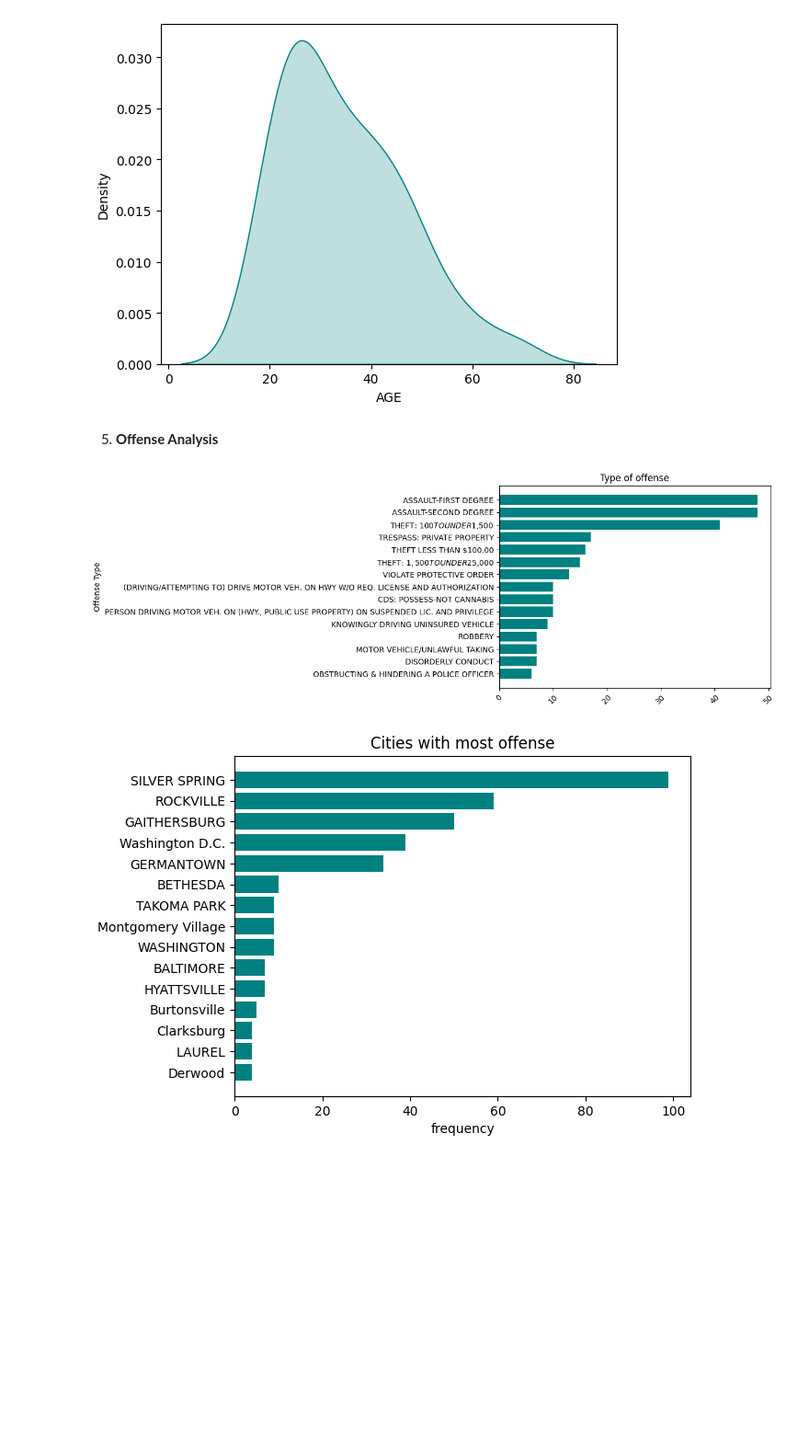
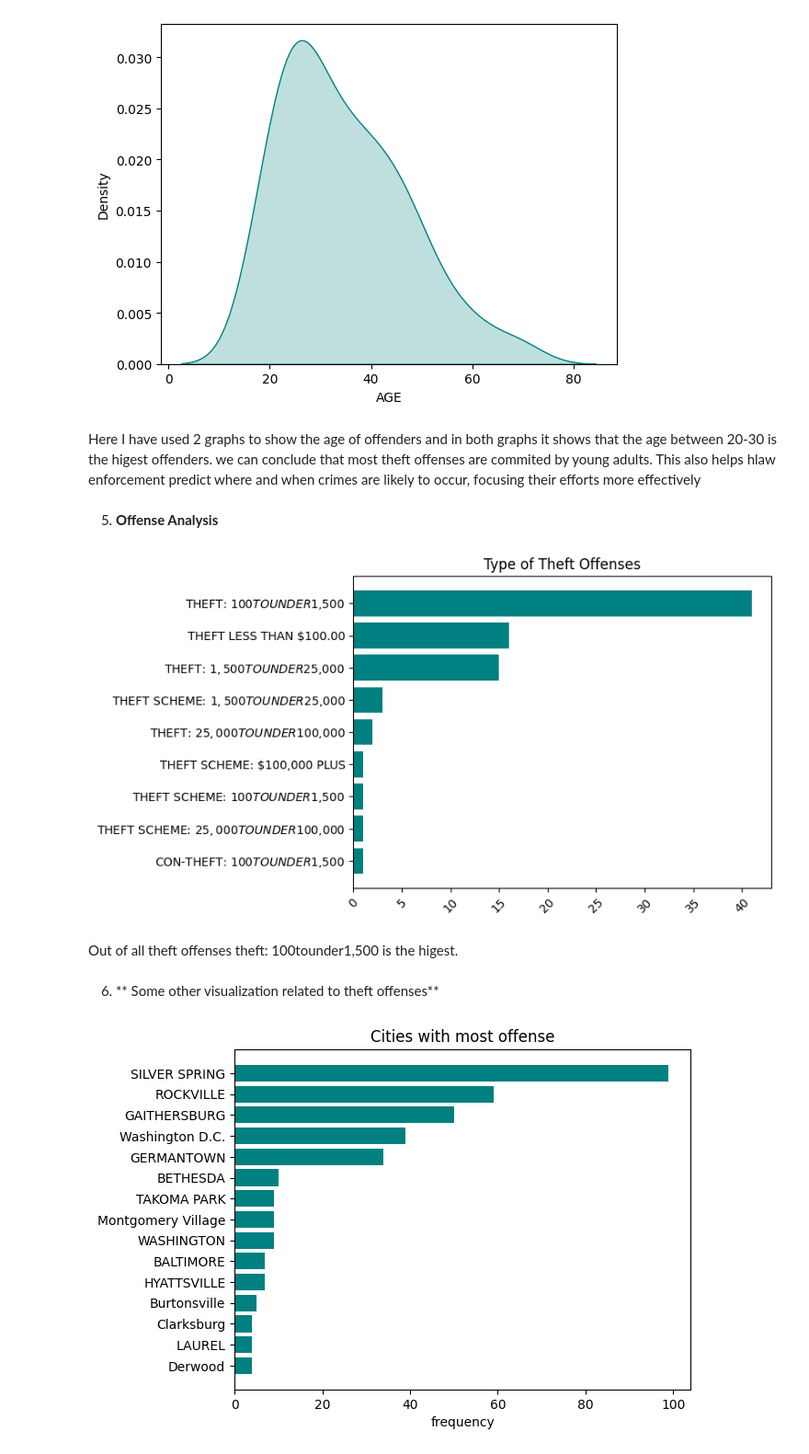
Before and after one commit to lydia-r/Data-110, a Jupyter notebook: Assignment/week_10.ipynb, the cells around one changed output. Shown at 92% size. Drawn from its saved outputs; the diff is of its cells as text; code cells hidden in the pictures; blank space fills up the shorter version.

```diff
--- a/Assignment/week_10.ipynb
+++ b/Assignment/week_10.ipynb
@@ -107,17 +114,22 @@ sns.kdeplot(theft_df['AGE'], fill=True, color='teal')
 plt.show()
 # %% [output]
 [figure]
+# %% [markdown]
+Here I have used 2 graphs to show the age of offenders and in both graphs it shows that the age between 20-30 is the higest offenders. we can conclude that most theft offenses are commited by young adults. This also helps  hlaw enforcement predict where and when crimes are likely to occur, focusing their efforts more effectively
 # %% [markdown]
 5. **Offense Analysis**
 # %%
-Offense=data['OFFENSE'].value_counts().head(15).sort_values(ascending=True)
+Offense=theft_df['OFFENSE'].value_counts().sort_values(ascending=True)
 plt.barh(Offense.index,Offense.values, color='teal')
-plt.ylabel('Offense Type')
 plt.xticks(rotation=45)
-plt.title('Type of offense')
+plt.title('Type of Theft Offenses')
 plt.show()
 # %% [output]
-[figure, old version]
+[figure, new version]
+# %% [markdown]
+Out of all theft offenses theft: 100tounder1,500 is the higest.
+# %% [markdown]
+6. ** Some other visualization related to theft offenses**
 # %%
 city=data['CITY'].value_counts().head(15).sort_values(ascending=True)
 plt.barh(city.index,city.values, color='teal')
```
Also changed, not shown: parts of 7 cells of this notebook.
